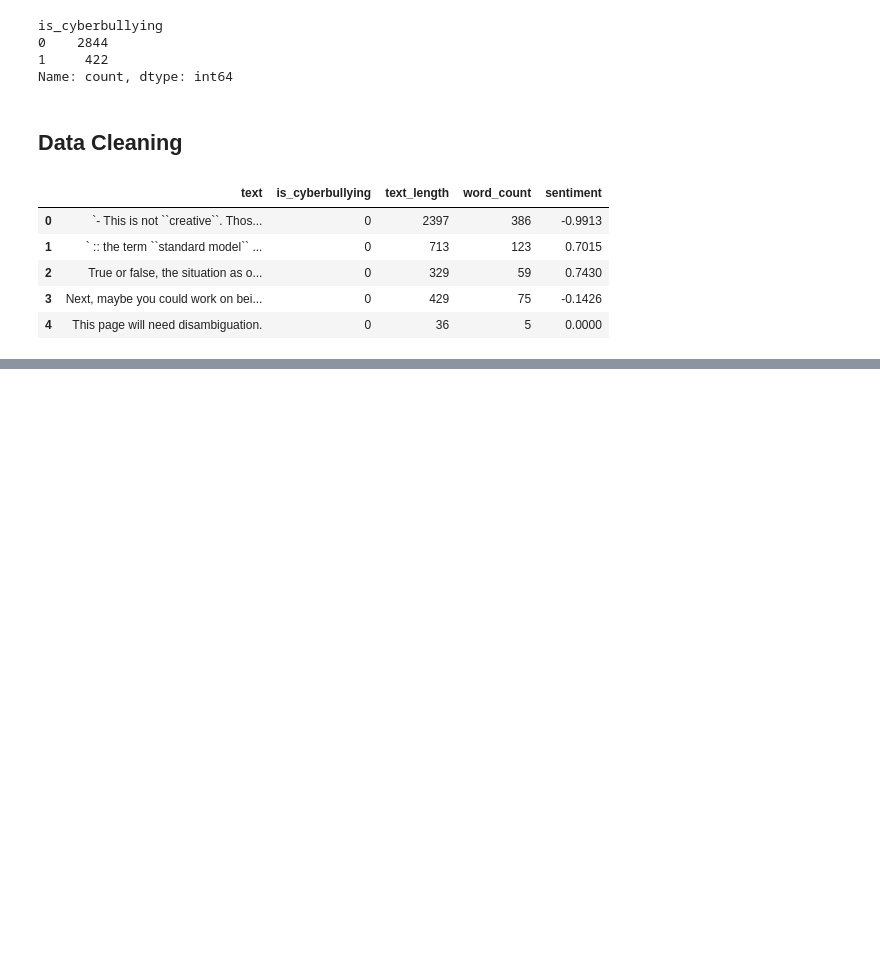
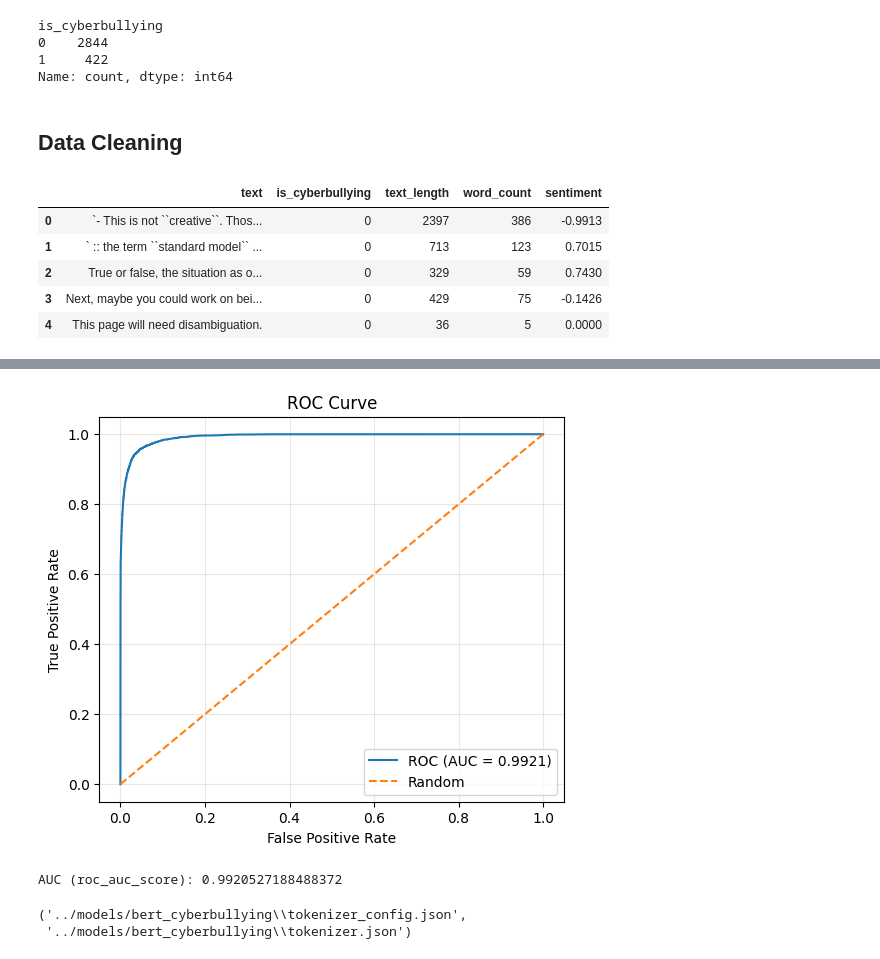
Before and after one commit to otuemre/AdvancedCyberbullyingDetection, a Jupyter notebook: notebooks/AdvancedCyberbullyingDetection.ipynb, the cells around one changed output, grey strips where cells are left out. Cells and saved outputs as stored; diff of their text form; code cells hidden in the pictures; blank space fills up the shorter version.

```diff
--- a/notebooks/AdvancedCyberbullyingDetection.ipynb
+++ b/notebooks/AdvancedCyberbullyingDetection.ipynb
@@ -512,0 +581,12 @@ df.head()
+# %%
+def tokenize(batch):
+    return tokenizer(
+        batch["text"],
+        truncation=True,
+        padding="max_length",
+        max_length=MAX_LEN
+    )
+
+train_dataset = train_dataset.map(tokenize, batched=True)
+val_dataset = val_dataset.map(tokenize, batched=True)
+test_dataset = test_dataset.map(tokenize, batched=True)
@@ -512,0 +767,30 @@ df.head()
+# %%
+exp_logits = np.exp(logits - np.max(logits, axis=1, keepdims=True))
+probs = exp_logits / exp_logits.sum(axis=1, keepdims=True)
+y_score = probs[:, 1]
+
+# ROC curve
+fpr, tpr, thresholds = roc_curve(y_true, y_score)
+roc_auc = auc(fpr, tpr)
+
+# Plot
+plt.figure(figsize=(6, 5))
+plt.plot(fpr, tpr, label=f"ROC (AUC = {roc_auc:.4f})")
+plt.plot([0, 1], [0, 1], linestyle="--", label="Random")
+plt.xlabel("False Positive Rate")
+plt.ylabel("True Positive Rate")
+plt.title("ROC Curve")
+plt.legend()
+plt.grid(alpha=0.3)
+plt.show()
+
+print("AUC (roc_auc_score):", roc_auc_score(y_true, y_score))
+# %% [output]
+[figure, added]
+AUC (roc_auc_score): 0.9920527188488372
+# %%
+trainer.save_model("../models/bert_cyberbullying")
+tokenizer.save_pretrained("../models/bert_cyberbullying")
+# %% [output]
+('../models/bert_cyberbullying\\tokenizer_config.json',
+ '../models/bert_cyberbullying\\tokenizer.json')
```
Also changed, not shown: parts of 18 cells of this notebook.
